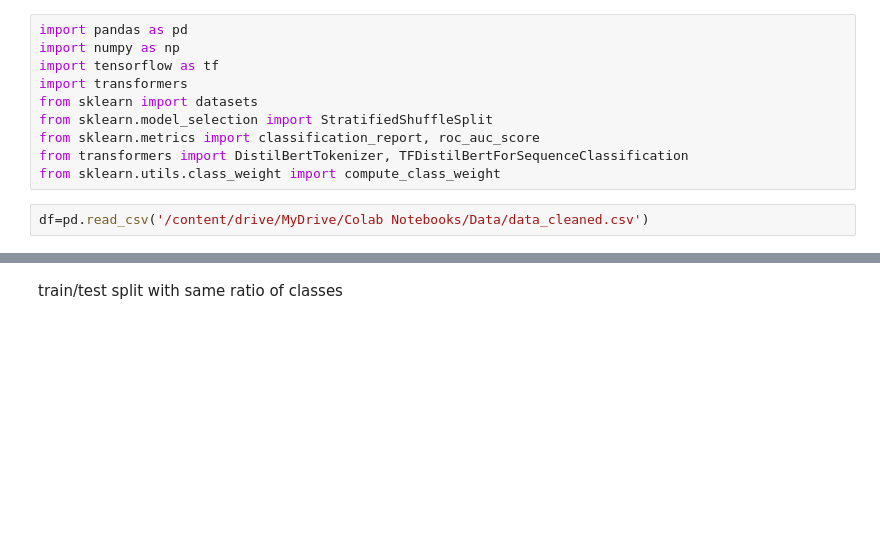
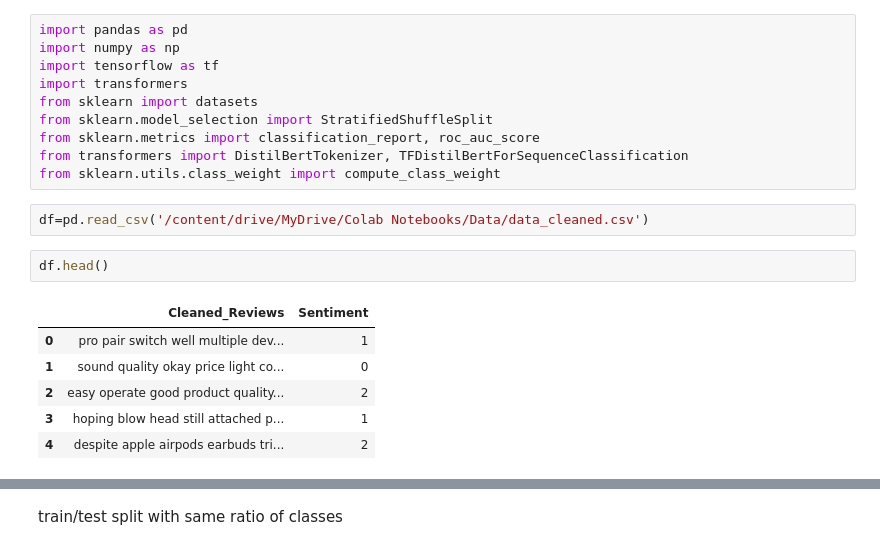
Before and after one commit to SathvikNayak123/sentiment-anyalysis, a Jupyter notebook: notebooks/data_modelling.ipynb, the cells around one changed output, grey strips where cells are left out. Saved outputs shown, nothing was run; the diff lists cells and outputs as text; blank space fills up the shorter version.

```diff
--- a/notebooks/data_modelling.ipynb
+++ b/notebooks/data_modelling.ipynb
@@ -19,6 +19,15 @@ from transformers import DistilBertTokenizer, TFDistilBertForSequenceClassificat
 from sklearn.utils.class_weight import compute_class_weight
 # %%
 df=pd.read_csv('/content/drive/MyDrive/Colab Notebooks/Data/data_cleaned.csv')
+# %%
+df.head()
+# %% [output]
+|  | Cleaned_Reviews | Sentiment |
+| 0 | pro pair switch well multiple dev... | 1 |
+| 1 | sound quality okay price light co... | 0 |
+| 2 | easy operate good product quality... | 2 |
+| 3 | hoping blow head still attached p... | 1 |
+| 4 | despite apple airpods earbuds tri... | 2 |
 # %%
 class_weights = compute_class_weight(
     class_weight='balanced',
```
Also changed, not shown: parts of 10 cells of this notebook, 1 other file.
